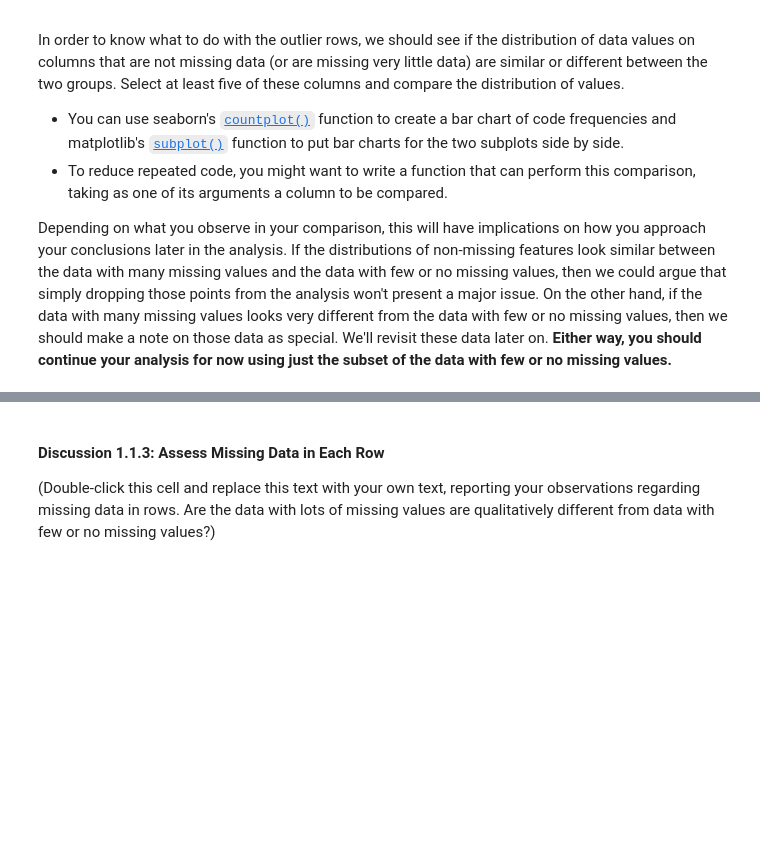
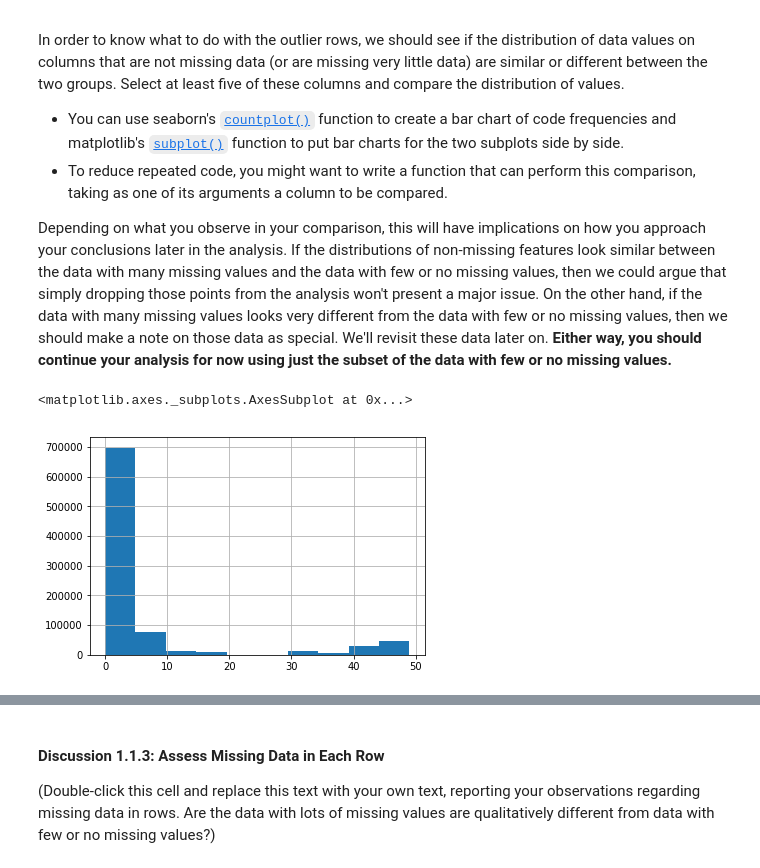
Before and after one commit to analia-barragan/Identify_Customer_Segments, a Jupyter notebook: Identify_Customer_Segments.ipynb, the cells around one changed output, grey strips where cells are left out. Drawn from its saved outputs; the diff is of its cells as text; code cells hidden in the pictures; blank space fills up the shorter version.

```diff
--- a/Identify_Customer_Segments.ipynb
+++ b/Identify_Customer_Segments.ipynb
@@ -249,0 +385,6 @@ For the remaining features, are there any patterns in which columns have, or sha
+# %%
+drop_columns = []
+
+for i in range(len(percentages)):
+    if percentages.values[i] >20:
+        drop_columns.append(percentages.keys()[i])
@@ -250,3 +400,4 @@ For the remaining features, are there any patterns in which columns have, or sha
 # %%
 # Remove the outlier columns from the dataset. (You'll perform other data
 # engineering tasks such as re-encoding and imputation later.)
+azdias_clean.drop(columns = drop_columns, inplace = True)
@@ -269,3 +428,8 @@ Depending on what you observe in your comparison, this will have implications on
+# %%
+azdias_clean.isnull().sum(axis = 1).hist()
+# %% [output]
+<matplotlib.axes._subplots.AxesSubplot at 0x...>
+[figure, added]
 # %%
 # Write code to divide the data into two subsets based on the number of missing
 # values in each row.
```
Also changed, not shown: parts of 59 cells of this notebook.
